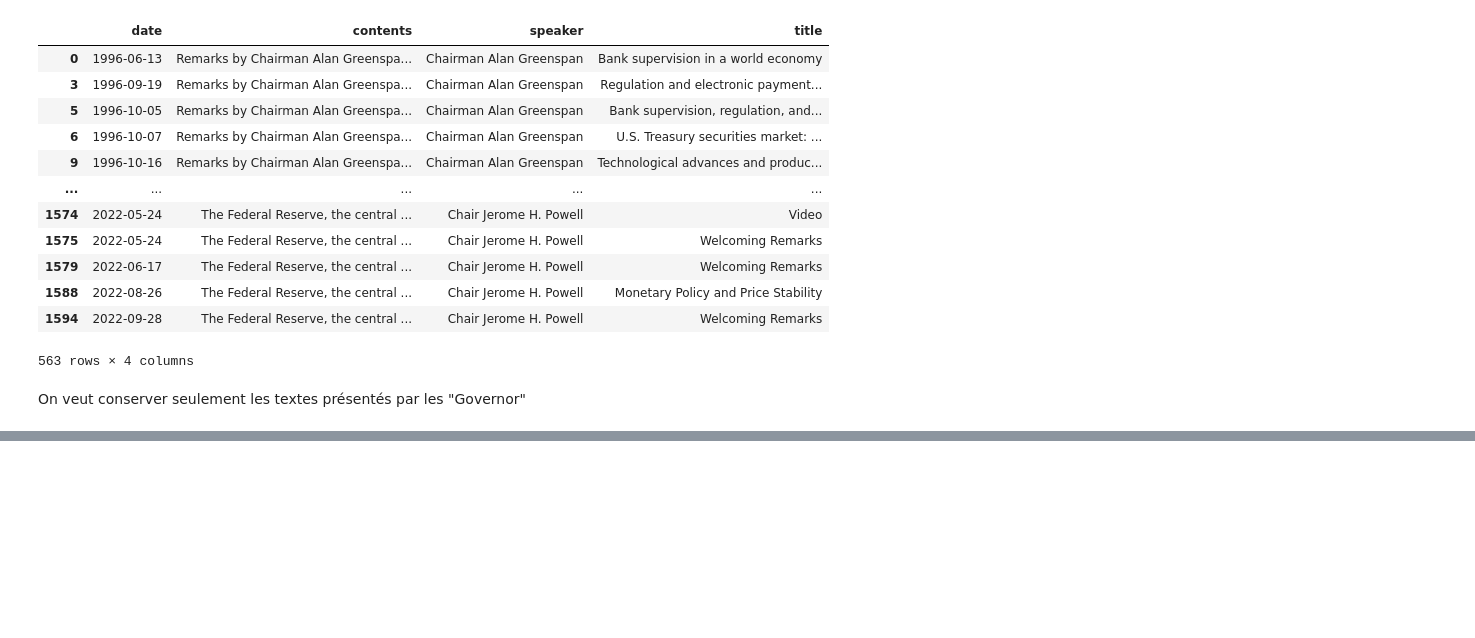
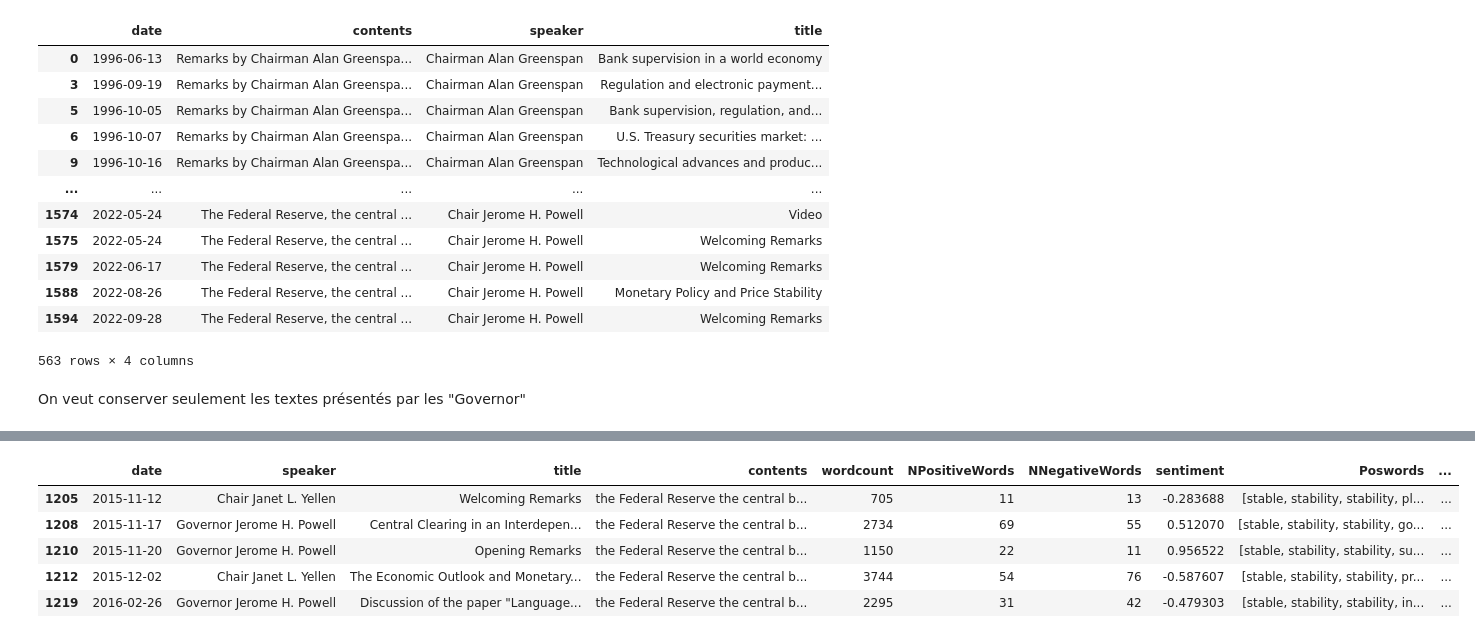
Before and after one commit to felixpoirier1/PolyFinances, a Jupyter notebook: NLP_cleaning.ipynb, the cells around one changed output, grey strips where cells are left out. Saved outputs shown, nothing was run; the diff lists cells and outputs as text; code cells hidden in the pictures; blank space fills up the shorter version.

```diff
--- a/NLP_cleaning.ipynb
+++ b/NLP_cleaning.ipynb
@@ -121,0 +139,15 @@ df_minutes["contents"] = df_minutes['contents'][0:N].apply(lambda x: apply_lemma
+# %%
+import re
+
+lmdict = {'Negative': [word.lower() for word in master_dictionaries.keys() if master_dictionaries[word].negative],
+          'Positive': [word.lower() for word in master_dictionaries.keys() if master_dictionaries[word].positive]}
+
+negate = ["aint", "arent", "cannot", "cant", "couldnt", "darent", "didnt", "doesnt", "ain't", "aren't", "can't",
+          "couldn't", "daren't", "didn't", "doesn't", "dont", "hadnt", "hasnt", "havent", "isnt", "mightnt", "mustnt",
+          "neither", "don't", "hadn't", "hasn't", "haven't", "isn't", "mightn't", "mustn't", "neednt", "needn't",
+          "never", "none", "nope", "nor", "not", "nothing", "nowhere", "oughtnt", "shant", "shouldnt", "wasnt",
+          "werent", "oughtn't", "shan't", "shouldn't", "wasn't", "weren't", "without", "wont", "wouldnt", "won't",
+          "wouldn't", "rarely", "seldom", "despite", "no", "nobody"]
+
+print(f"Number of positive word: {len(lmdict['Positive'])}")
+print(f"Number of negative word: {len(lmdict['Negative'])}")
@@ -121,0 +177,9 @@ df_minutes["contents"] = df_minutes['contents'][0:N].apply(lambda x: apply_lemma
+# %%
+def negated(word):
+    """
+    Determine if preceding word is a negation word
+    """
+    if word.lower() in negate:
+        return True
+    else:
+        return False
@@ -121,0 +255,9 @@ df_minutes["contents"] = df_minutes['contents'][0:N].apply(lambda x: apply_lemma
+# %%
+Data.head()
+# %% [output]
+|  | date | speaker | title | contents | wordcount | NPositiveWords | NNegativeWords | sentiment | Poswords | ... |
+| 1205 | 2015-11-12 | Chair Janet L. Yellen | Welcoming Remarks | the Federal Reserve the central b... | 705 | 11 | 13 | -0.283688 | [stable, stability, stability, pl... | ... |
+| 1208 | 2015-11-17 | Governor Jerome H. Powell | Central Clearing in an Interdepen... | the Federal Reserve the central b... | 2734 | 69 | 55 | 0.512070 | [stable, stability, stability, go... | ... |
+| 1210 | 2015-11-20 | Governor Jerome H. Powell | Opening Remarks | the Federal Reserve the central b... | 1150 | 22 | 11 | 0.956522 | [stable, stability, stability, su... | ... |
+| 1212 | 2015-12-02 | Chair Janet L. Yellen | The Economic Outlook and Monetary... | the Federal Reserve the central b... | 3744 | 54 | 76 | -0.587607 | [stable, stability, stability, pr... | ... |
+| 1219 | 2016-02-26 | Governor Jerome H. Powell | Discussion of the paper "Language... | the Federal Reserve the central b... | 2295 | 31 | 42 | -0.479303 | [stable, stability, stability, in... | ... |
```
Also changed, not shown: parts of 21 cells of this notebook, 1 other file.
